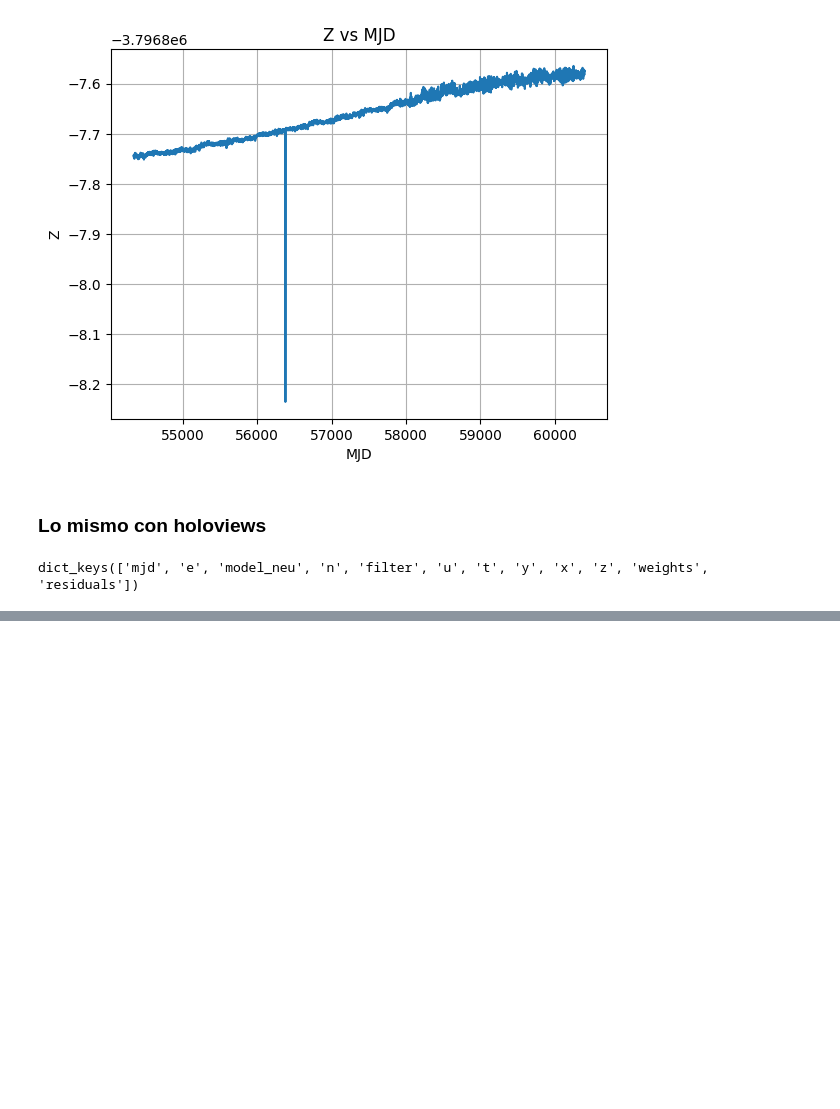
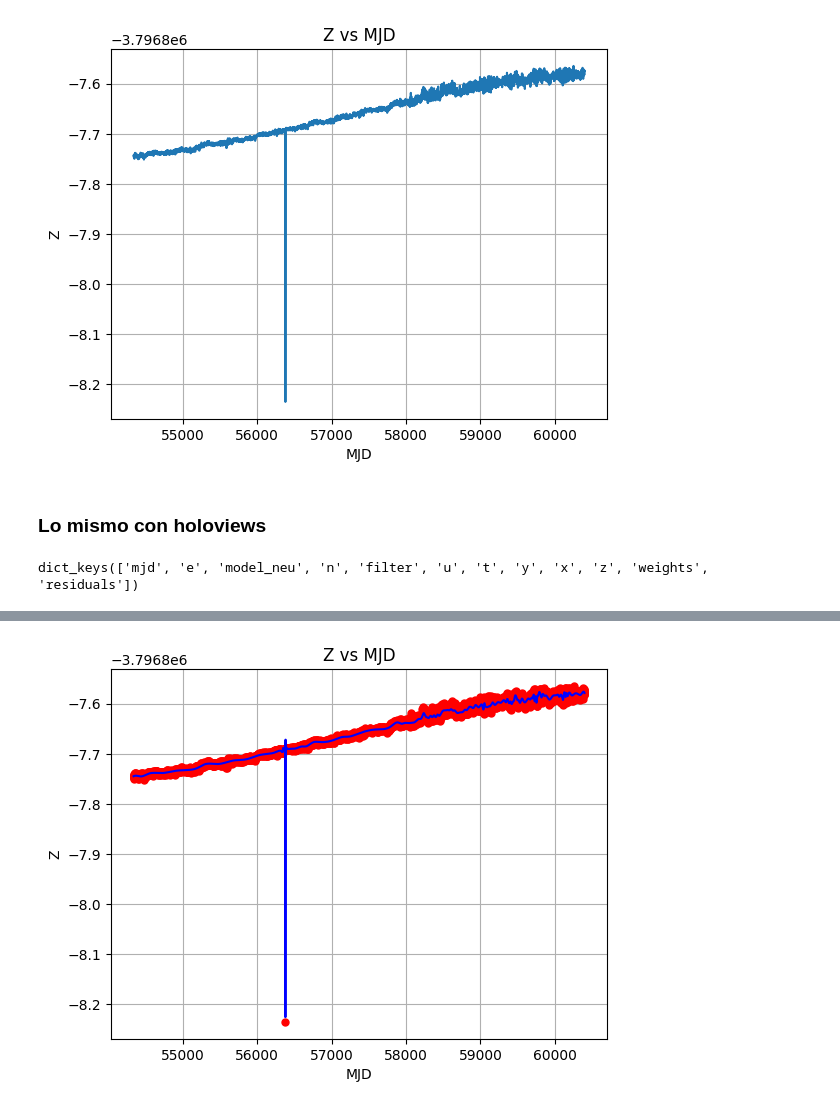
Before and after one commit to bettachini/tallerTesis, a Jupyter notebook: ramsacErrors/leeUno.ipynb, the cells around one changed output, grey strips where cells are left out. Saved outputs shown, nothing was run; the diff lists cells and outputs as text; code cells hidden in the pictures; blank space fills up the shorter version.

```diff
--- a/ramsacErrors/leeUno.ipynb
+++ b/ramsacErrors/leeUno.ipynb
@@ -61,0 +158,17 @@ hv.Points(
+# %%
+# perform an spline interpolation
+from scipy.interpolate import UnivariateSpline
+
+spl = UnivariateSpline(data['time_series']['mjd'], data['time_series']['z'], s=0)
+spl.set_smoothing_factor(0.1)
+
+fig, ax = plt.subplots()
+ax.plot(data['time_series']['mjd'], data['time_series']['z'], 'ro', ms=5)
+ax.plot(data['time_series']['mjd'], spl(data['time_series']['mjd']), 'b')
+ax.set_xlabel('MJD')
+ax.set_ylabel('Z')
+ax.set_title('Z vs MJD')
+ax.grid(True)
+plt.show()
+# %% [output]
+[figure, added]
```
Also changed, not shown: parts of 13 cells of this notebook, 1 other file.
